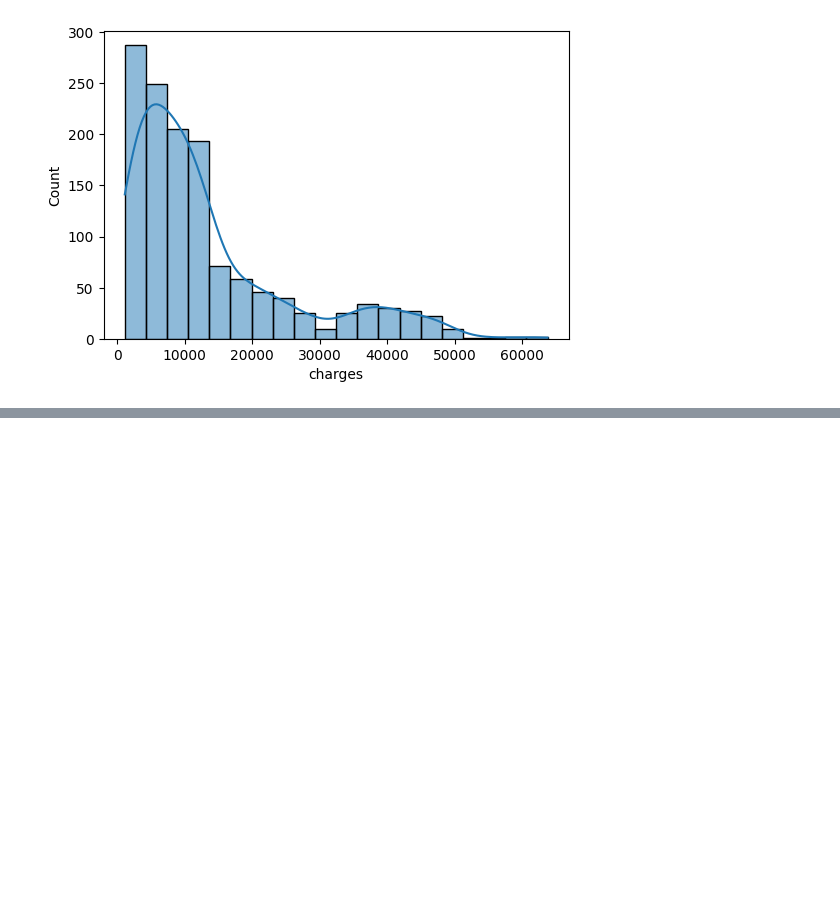
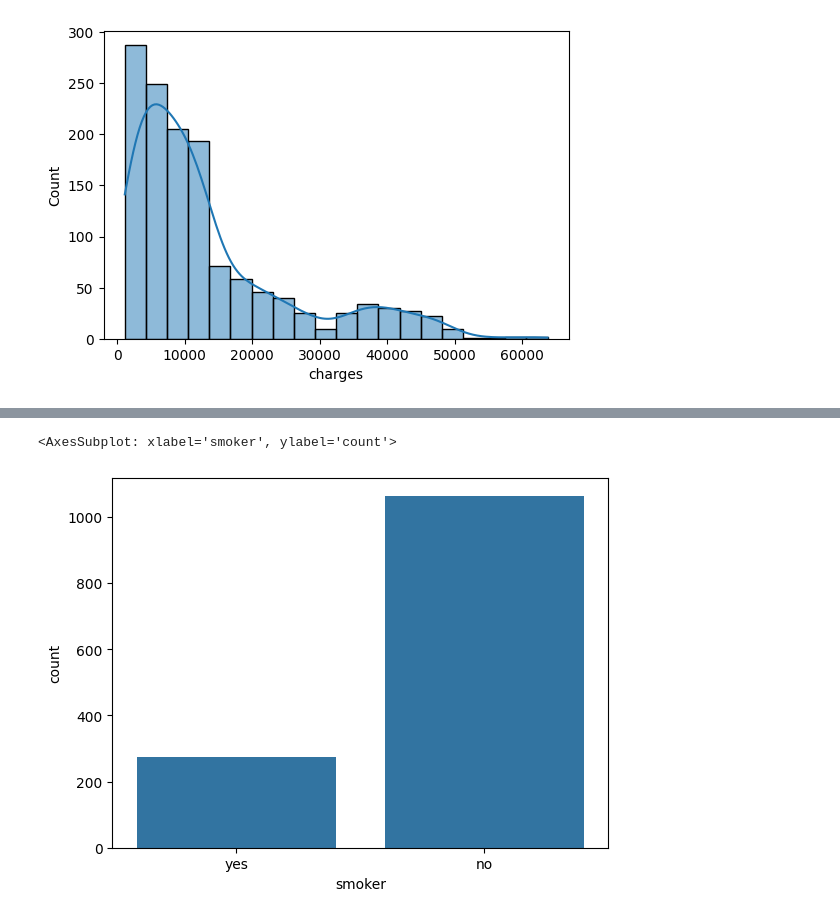
Before and after one commit to bishalstha-007/Machine_learning, a Jupyter notebook: project_3.ipynb, the cells around one changed output, grey strips where cells are left out. Cells and saved outputs as stored; diff of their text form; code cells hidden in the pictures; blank space fills up the shorter version.

```diff
--- a/project_3.ipynb
+++ b/project_3.ipynb
@@ -99,0 +105,5 @@ sns.countplot(x = data["children"])
+# %%
+sns.countplot(x = data["smoker"])
+# %% [output]
+<AxesSubplot: xlabel='smoker', ylabel='count'>
+[figure, added]
```
Also changed, not shown: parts of 28 cells of this notebook, 13 other files.
